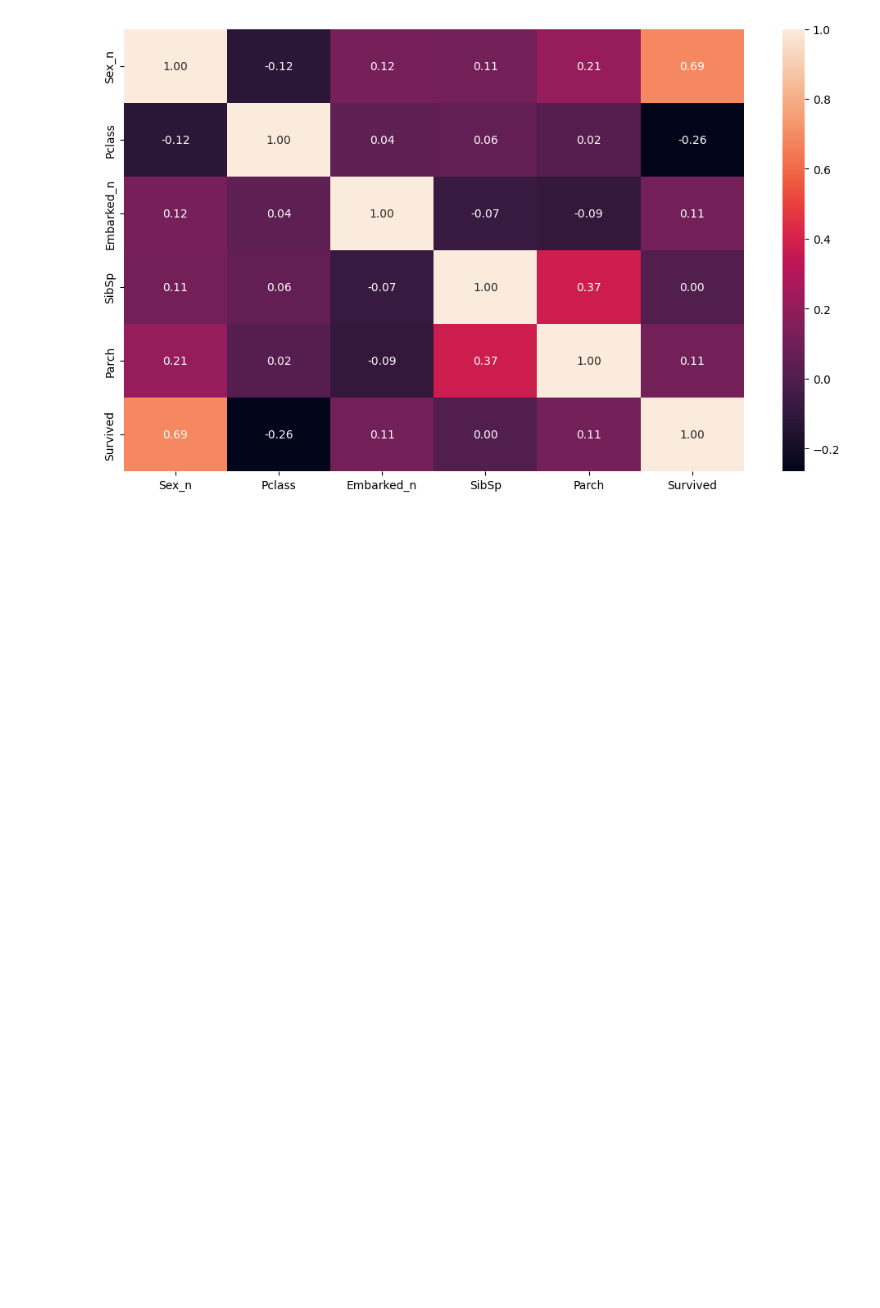
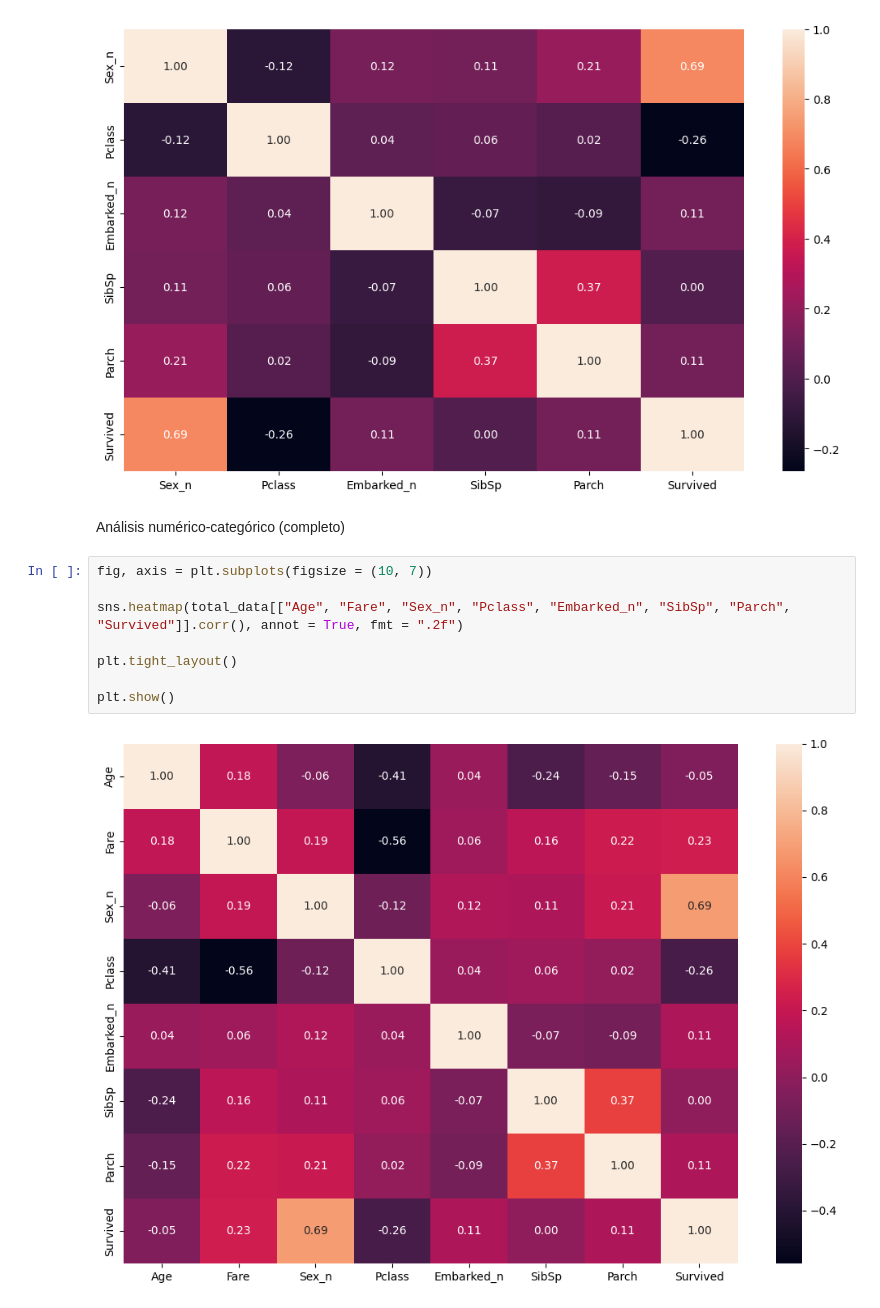
Before and after one commit to pjparreaza/EDA_PRACTICA_PEDRO, a Jupyter notebook: EDA_Practica.ipynb, the cells around one changed output. Drawn from its saved outputs; the diff is of its cells as text; blank space fills up the shorter version.

```diff
--- a/EDA_Practica.ipynb
+++ b/EDA_Practica.ipynb
@@ -219,3 +219,15 @@ plt.tight_layout()
 plt.show()
 # %% [output]
 [figure]
+# %% [markdown]
+Análisis numérico-categórico (completo)
+# %%
+fig, axis = plt.subplots(figsize = (10, 7))
+
+sns.heatmap(total_data[["Age", "Fare", "Sex_n", "Pclass", "Embarked_n", "SibSp", "Parch", "Survived"]].corr(), annot = True, fmt = ".2f")
+
+plt.tight_layout()
+
+plt.show()
+# %% [output]
+[figure, added]
```
Also changed, not shown: parts of 21 cells of this notebook.
